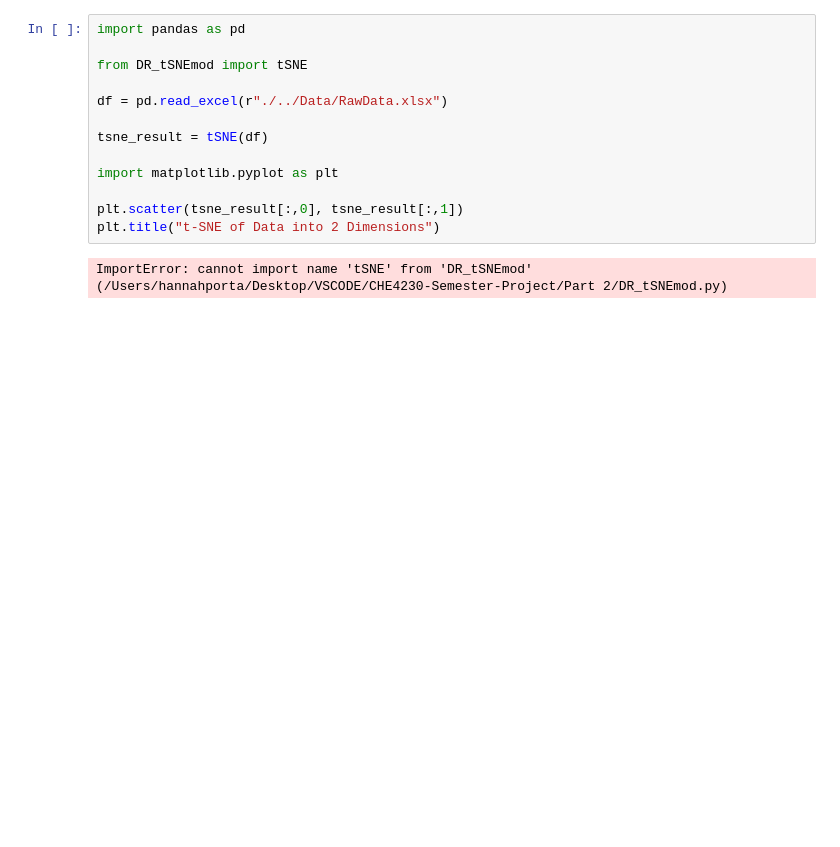
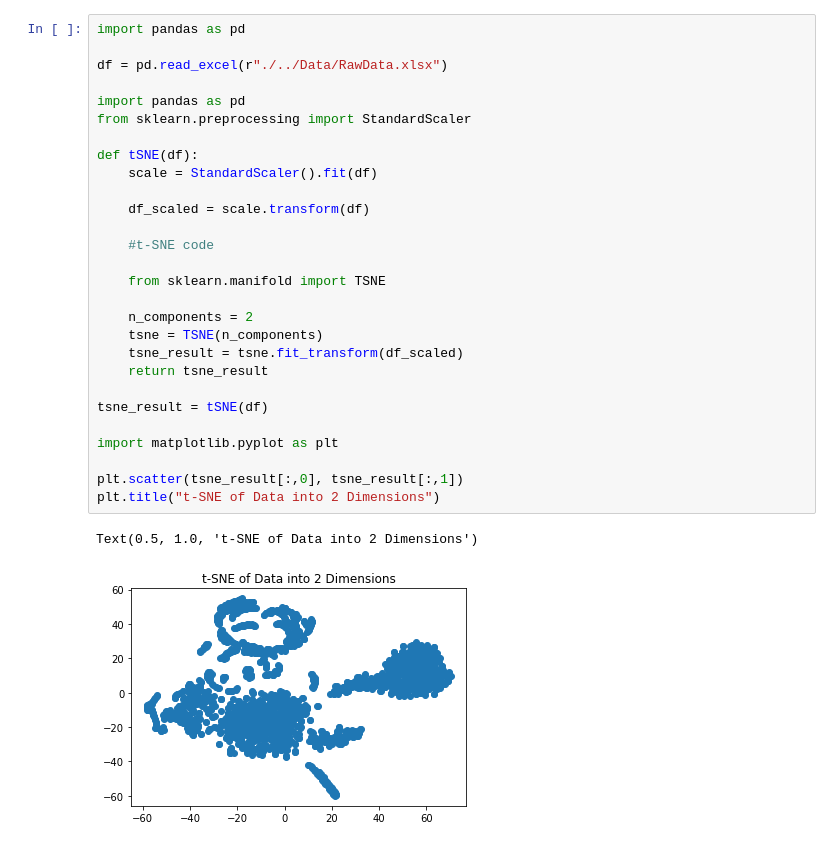
Before and after one commit to ltayl55/CHE4230-Semester-Project, a Jupyter notebook: Part 2/Clustering_DBSCAN.ipynb, the cells around one changed output. Saved outputs shown, nothing was run; the diff lists cells and outputs as text; blank space fills up the shorter version.

```diff
--- a/Part 2/Clustering_DBSCAN.ipynb
+++ b/Part 2/Clustering_DBSCAN.ipynb
@@ -1,15 +1,31 @@
 # %%
 import pandas as pd
 
-from DR_tSNEmod import tSNE
+df = pd.read_excel(r"./../Data/RawData.xlsx")
 
-df = pd.read_excel(r"./../Data/RawData.xlsx")
+import pandas as pd
+from sklearn.preprocessing import StandardScaler
+
+def tSNE(df):
+    scale = StandardScaler().fit(df)
+
+    df_scaled = scale.transform(df)
+
+    #t-SNE code
+
+    from sklearn.manifold import TSNE
+
+    n_components = 2
+    tsne = TSNE(n_components)
+    tsne_result = tsne.fit_transform(df_scaled)
+    return tsne_result
 
 tsne_result = tSNE(df)
 
 import matplotlib.pyplot as plt
 
 plt.scatter(tsne_result[:,0], tsne_result[:,1])
 plt.title("t-SNE of Data into 2 Dimensions")
 # %% [output]
-ImportError: cannot import name 'tSNE' from 'DR_tSNEmod' (/Users/hannahporta/Desktop/VSCODE/CHE4230-Semester-Project/Part 2/DR_tSNEmod.py)
+Text(0.5, 1.0, 't-SNE of Data into 2 Dimensions')
+[figure, added]
```
Also changed, not shown: parts of 3 cells of this notebook, 1 other file.
